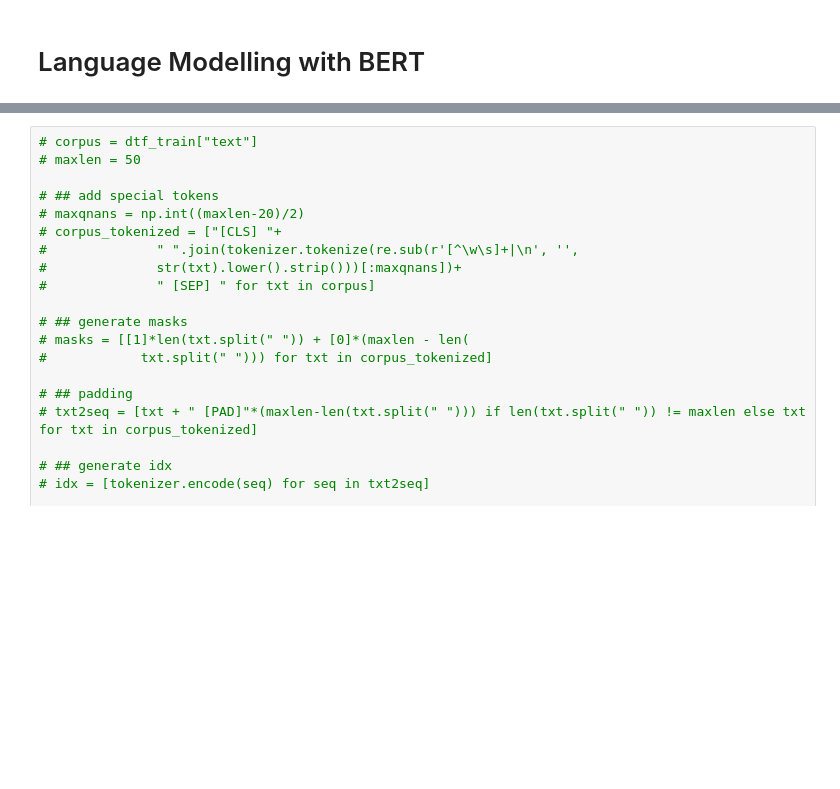
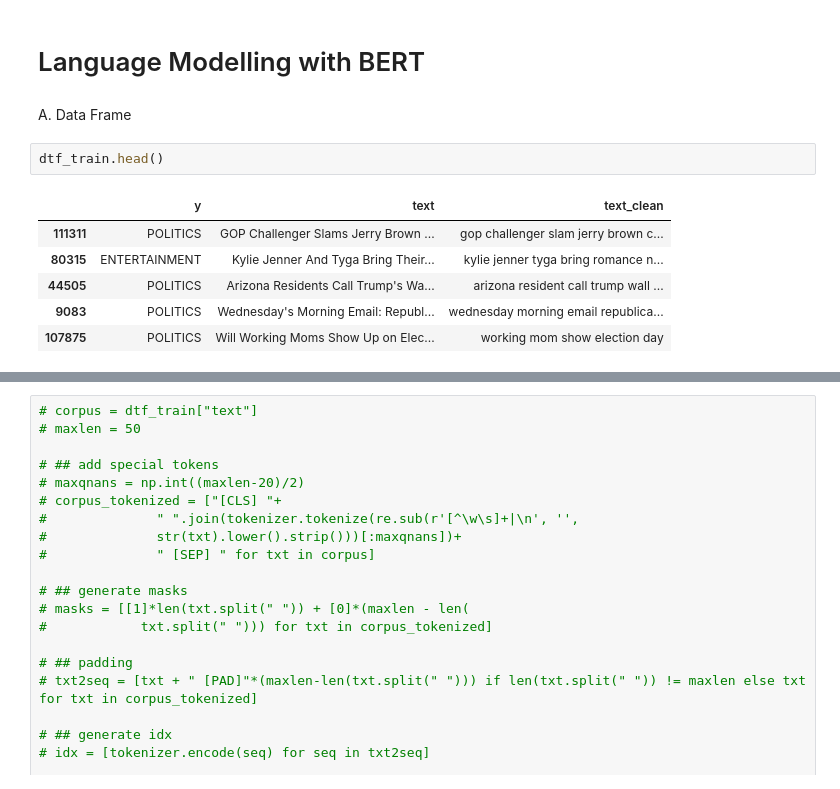
Before and after one commit to SokKanaTorajd/nlp-practices, a Jupyter notebook: text-classification-practice1.ipynb, the cells around one changed output, grey strips where cells are left out. Cells and saved outputs as stored; diff of their text form; blank space fills up the shorter version.

```diff
--- a/text-classification-practice1.ipynb
+++ b/text-classification-practice1.ipynb
@@ -875,3 +875,14 @@ Text with highlighted words
 jon_stewart and stephen_colbert giddily ridicule the fcc
 # %% [markdown]
 # Language Modelling with BERT
+# %% [markdown]
+A. Data Frame
+# %%
+dtf_train.head()
+# %% [output]
+|  | y | text | text_clean |
+| 111311 | POLITICS | GOP Challenger Slams Jerry Brown ... | gop challenger slam jerry brown c... |
+| 80315 | ENTERTAINMENT | Kylie Jenner And Tyga Bring Their... | kylie jenner tyga bring romance n... |
+| 44505 | POLITICS | Arizona Residents Call Trump's Wa... | arizona resident call trump wall ... |
+| 9083 | POLITICS | Wednesday's Morning Email: Republ... | wednesday morning email republica... |
+| 107875 | POLITICS | Will Working Moms Show Up on Elec... | working mom show election day |
```
Also changed, not shown: parts of 44 cells of this notebook.
